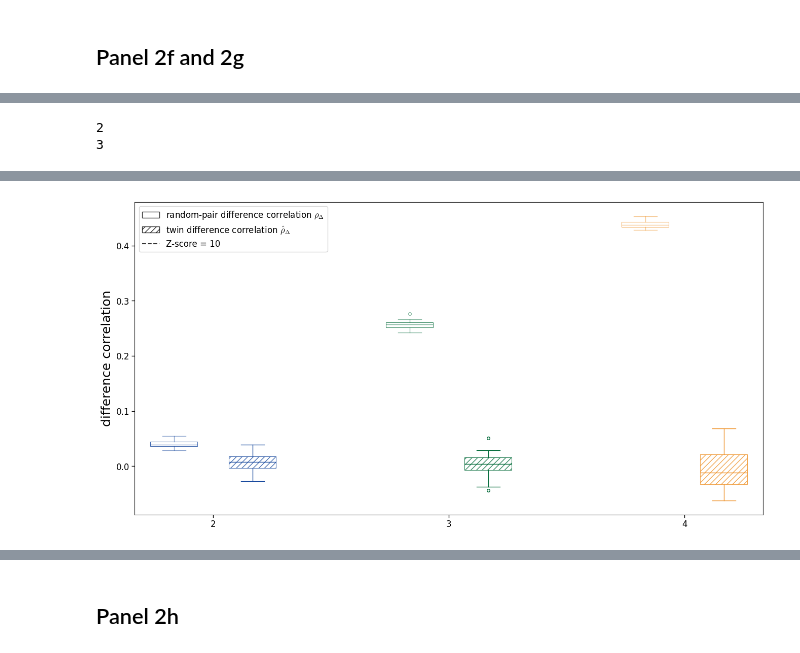
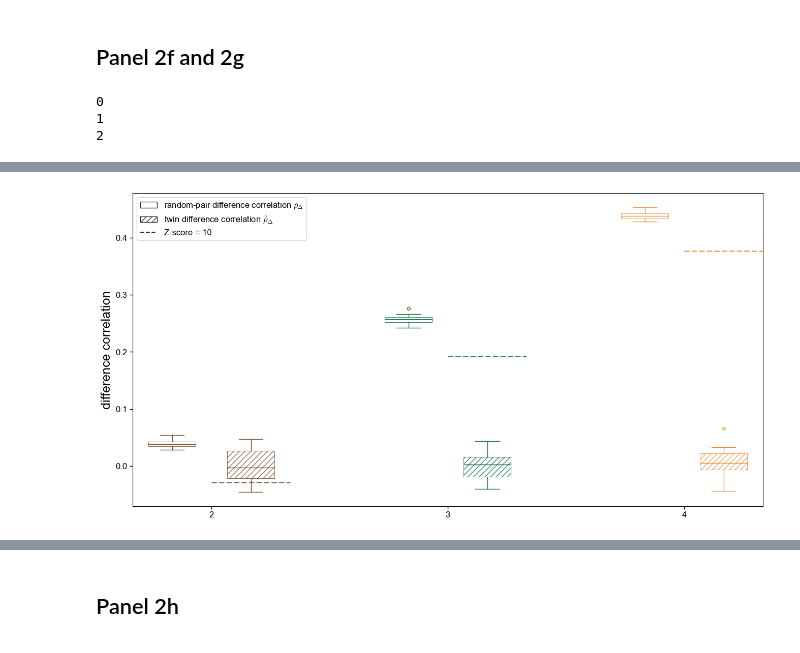
Before and after one commit to GoyalLab/TwINFER, a Jupyter notebook: scripts_to_plot_figures/figure_2.ipynb, the cells around one changed output, grey strips where cells are left out. Cells and saved outputs as stored; diff of their text form; code cells hidden in the pictures.

Commit message:
figure analysis/plot clean up

```diff
--- a/scripts_to_plot_figures/figure_2.ipynb
+++ b/scripts_to_plot_figures/figure_2.ipynb
@@ -249,13 +230,17 @@ def extract_list(df, net, metric):
 
 A_to_B_medians = extract_list(loaded_df, "A_to_B", "medians")
 A_to_B_z_scores = extract_list(loaded_df, "A_to_B", "z_scores")
+A_to_B_thresholds = extract_list(loaded_df, "A_to_B", "z_threshold_list")
 
 A_to_B_2_states_medians = extract_list(loaded_df, "A_to_B_2_states", "medians")
 A_to_B_2_states_z_scores = extract_list(loaded_df, "A_to_B_2_states", "z_scores")
+A_to_B_2_states_thresholds = extract_list(loaded_df, "A_to_B_2_states", "z_threshold_list")
 
 A_B_2_states_medians = extract_list(loaded_df, "A_B_2_states", "medians")
 A_B_2_states_z_scores = extract_list(loaded_df, "A_B_2_states", "z_scores")
+A_B_2_states_thresholds = extract_list(loaded_df, "A_B_2_states", "z_threshold_list")
 # %%
+sim_types_to_plot = ['A_to_B', 'A_to_B_2_states', 'A_B_2_states']
 # random-pair correlation medians
 random_correlation_medians = [
     A_to_B_medians,
@@ -267,12 +252,12 @@ random_correlation_medians = [
 all_data = []
 all_colors = []
 positions = []
-thresholds_1pct = []
-z_scores = []
 z_scores = [A_to_B_z_scores, A_to_B_2_states_z_scores, A_B_2_states_z_scores]
+z_score_thresholds = [A_to_B_thresholds, A_to_B_2_states_thresholds, A_B_2_states_thresholds]
 pos = 1
+colors = ['#754c29', '#006838', '#ee8d39']
 for i, sim_type in enumerate(sim_types_to_plot):
-
+    print(i)
     # 1. Use random correlation medians
     random_vals = np.array(random_correlation_medians[i])
     random_vals = random_vals[~np.isnan(random_vals)]
@@ -285,16 +270,16 @@ for i, sim_type in enumerate(sim_types_to_plot):
         # Calculate 1st percentile threshold from random medians
         # Add to plotting data (random medians first, then twin)
         all_data.extend([random_vals, twin_vals])
-        all_colors.extend([light_colors[i], colors[i]])
+        all_colors.extend([colors[i], colors[i]])
         positions.extend([pos, pos + 1])
         pos += 3  # Space between groups
     else:
         print(f"Warning: {sim_type} missing data - Random: {len(random_vals)}, Twin: {len(twin_vals)}")
+# %% [output]
+0
+1
+2
 # %%
-# Define simulation types and colors
-sim_types_to_plot = ['A_to_B', 'A_to_B_2_states', 'A_B_2_states']
-colors = ['#194a9e', '#006937', '#ee9127']
-
 if len(all_data) > 0:
     fig, ax = plt.subplots(figsize=(16, 8))
 
@@ -357,14 +342,14 @@ if len(all_data) > 0:
     z_score_threshold = -10
     group_x_ranges = [(0.5, 2.5), (3.5, 5.5), (6.5, 8.5)]  # x-ranges for each group
     for i, (x_start, x_end) in enumerate(group_x_ranges):
-        if i < len(thresholds_1pct):
-            # Calculate where z-score = -10 would be for each group
-            random_mean = np.mean(all_data[i*2])  # Random medians for this group
-            random_std = np.std(all_data[i*2])
-            z_10_threshold = random_mean + (z_score_threshold * random_std)
+        # Calculate where z-score = -10 would be for each group
+        random_mean = np.mean(all_data[i*2])  # Random medians for this group
+        random_std = np.std(all_data[i*2])
+        z_10_threshold = np.median(z_score_thresholds[i])#random_mean + (z_score_threshold * random_std)
+        print(z_10_threshold)
+        ax.hlines(z_10_threshold, x_start+1, x_end,
+                     colors=colors[i], linestyles='--', linewidth=2, alpha=0.8)
 
-            ax.hlines(z_10_threshold, x_start+1, x_end,
-                     colors=colors[i], linestyles='--', linewidth=2, alpha=0.8)
 
     # Set x-axis labels
     group_centers = [1.5, 4.5, 7.5]  # Centers of each pair
@@ -393,25 +378,25 @@ if len(all_data) > 0:
             length=4, width=1
         )
 
-    # Save with Illustrator-friendly settings
-    plt.savefig(f"{path_to_plots}/twin_correlation.svg",
-               format="svg",
-               bbox_inches='tight',
-               facecolor='none',      # Transparent figure background
-               edgecolor='none',      # No edge color
-               transparent=True)      # Ensure transparency
-    plt.savefig(f"{path_to_plots}/twin_correlation.png",
-               format="png",
-               bbox_inches='tight',
-               facecolor='none',      # Transparent figure background
-               edgecolor='none',      # No edge color
-               transparent=True)      # Ensure transparency
-    plt.savefig(f"{path_to_plots}/twin_correlation.pdf",
-               format="pdf",
-               bbox_inches='tight',
-               facecolor='none',      # Transparent figure background
-               edgecolor='none',      # No edge color
-               transparent=True)      # Ensure transparency
+    # # Save with Illustrator-friendly settings
+    # plt.savefig(f"{path_to_plots}/twin_correlation.svg",
+    #            format="svg",
+    #            bbox_inches='tight',
+    #            facecolor='none',      # Transparent figure background
+    #            edgecolor='none',      # No edge color
+    #            transparent=True)      # Ensure transparency
+    # plt.savefig(f"{path_to_plots}/twin_correlation.png",
+    #            format="png",
+    #            bbox_inches='tight',
+    #            facecolor='none',      # Transparent figure background
+    #            edgecolor='none',      # No edge color
+    #            transparent=True)      # Ensure transparency
+    # plt.savefig(f"{path_to_plots}/twin_correlation.pdf",
+    #            format="pdf",
+    #            bbox_inches='tight',
+    #            facecolor='none',      # Transparent figure background
+    #            edgecolor='none',      # No edge color
+    #            transparent=True)      # Ensure transparency
 
     plt.show()
 else:
@@ -437,2 +409,0 @@ findfont: Generic family 'sans-serif' not found because none of the following fa
-2
-3
@@ -456,4 +410,4 @@ findfont: Generic family 'sans-serif' not found because none of the following fa
-[figure, old version]
+[figure, new version]
 # %%
 fig_zscore = plt.figure(figsize=(8, 6))
 ax_zscore = fig_zscore.add_subplot(111)
```
Also changed, not shown: parts of 5 cells of this notebook, 7 other files.
